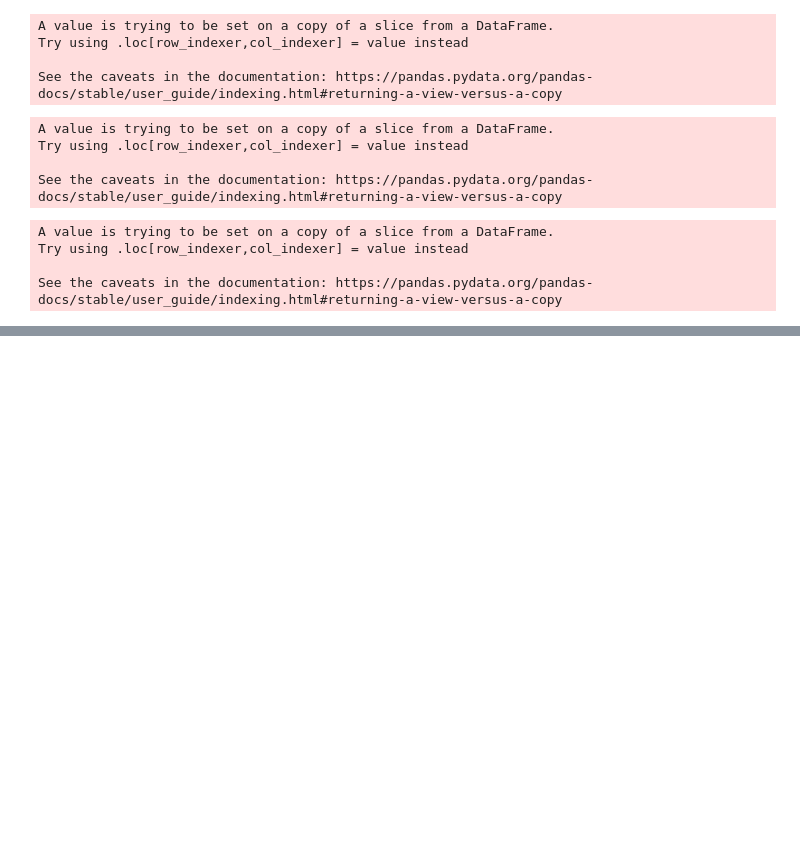
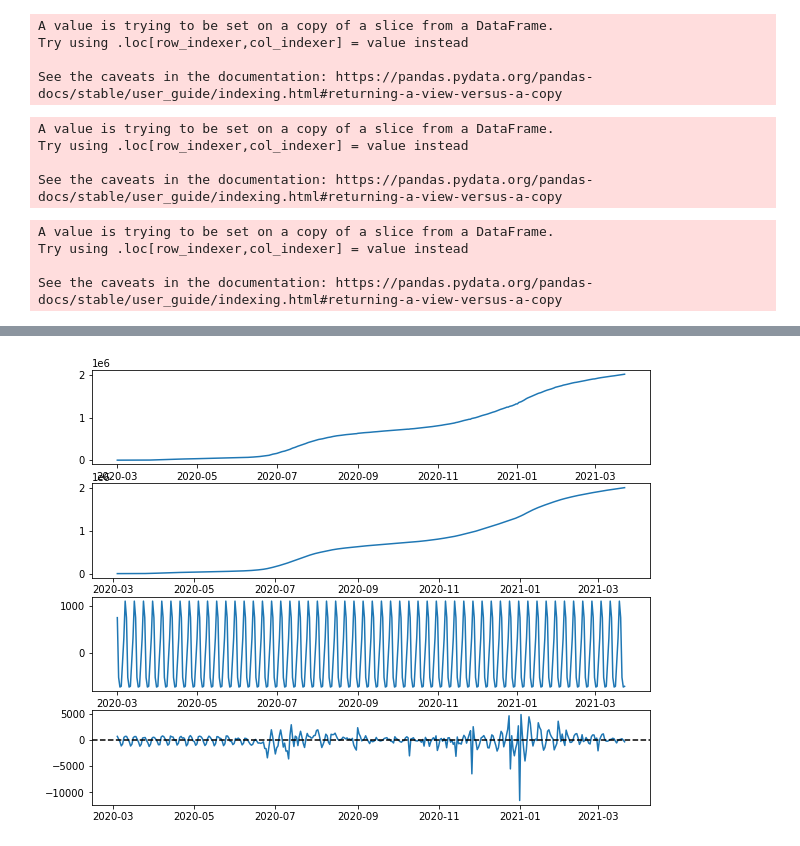
Before and after one commit to RicardoPreto/Covid-19_USA, a Jupyter notebook: Covid_19_USA.ipynb, the cells around one changed output, grey strips where cells are left out. Saved outputs shown, nothing was run; the diff lists cells and outputs as text; code cells hidden in the pictures; blank space fills up the shorter version.

```diff
--- a/Covid_19_USA.ipynb
+++ b/Covid_19_USA.ipynb
@@ -253,0 +313,12 @@ print(taxmorte_tx)
+# %%
+   #Trabalhar com os dados de New York
+fig, (ax1, ax2, ax3, ax4) = plt.subplots(4, 1, figsize=(10,8))
+
+ax1.plot(dec_ny.observed)
+ax2.plot(dec_ny.trend)
+ax3.plot(dec_ny.seasonal)
+ax4.plot(casos_ny.index, dec_ny.resid)
+ax4.axhline(0, linestyle='dashed', c='black')
+plt.show()
+# %% [output]
+[figure, added]
```
Also changed, not shown: parts of 14 cells of this notebook.
